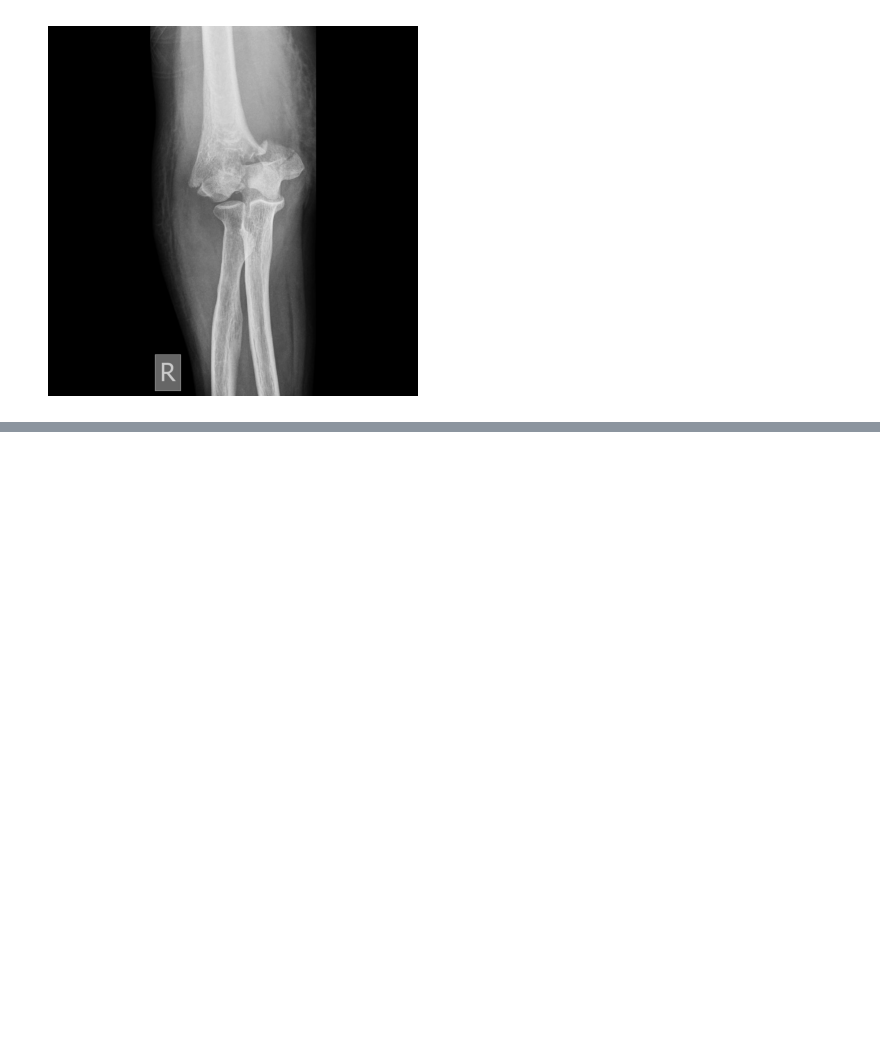
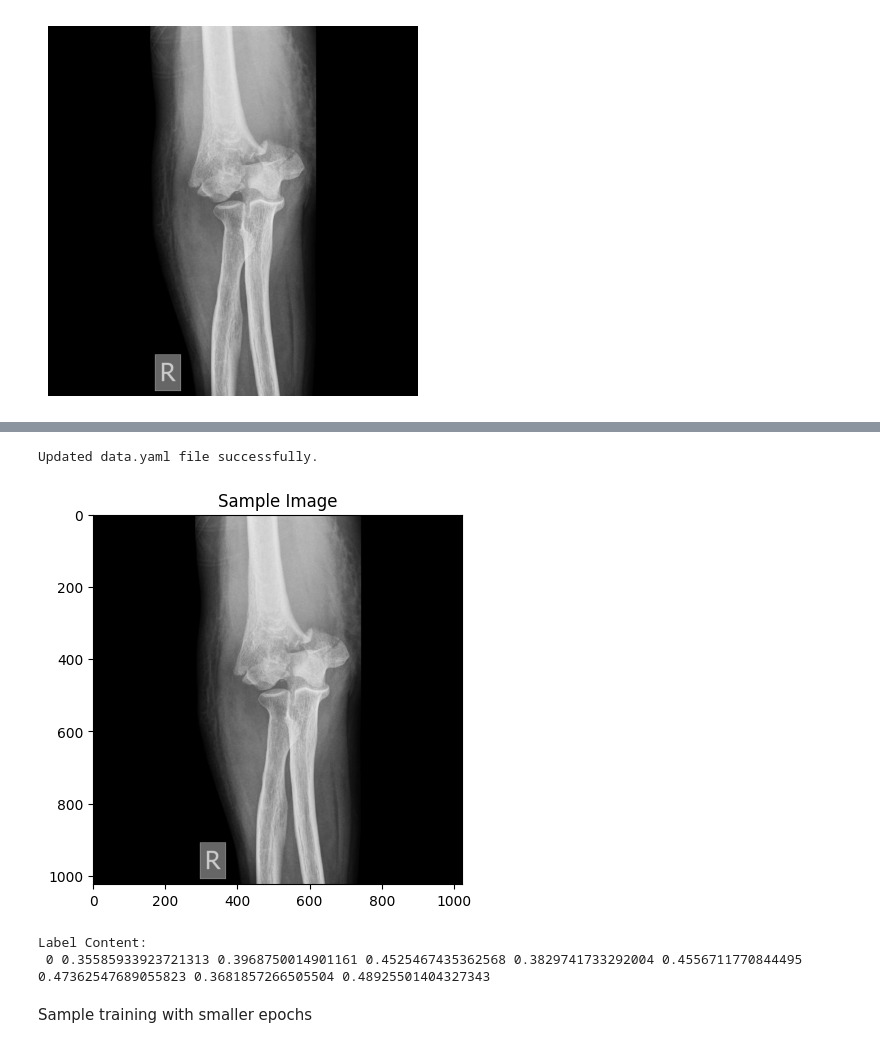
Before and after one commit to aristocrat71/Bone.ai, a Jupyter notebook: models/Locator.ipynb, the cells around one changed output, grey strips where cells are left out. Drawn from its saved outputs; the diff is of its cells as text; code cells hidden in the pictures; blank space fills up the shorter version.

Commit message:
Progress : Model detects bone structure.

```diff
--- a/models/Locator.ipynb
+++ b/models/Locator.ipynb
@@ -242,0 +157,8 @@ results[1].show()
+# %%
+# Path to the data.yaml file
+yaml_path = r'/content/bone_fracture_data/BoneFractureYolo8/data.yaml'
+
+# Check YAML content
+with open(yaml_path, 'r') as file:
+    content = file.read()
+    print(content)
@@ -242,0 +179,40 @@ results[1].show()
+# %%
+# Example: Correcting data.yaml paths
+data_yaml_content = """
+path: /content/bone_fracture_data/BoneFractureYolo8
+train: /content/bone_fracture_data/BoneFractureYolo8/train/images
+val: /content/bone_fracture_data/BoneFractureYolo8/valid/images
+nc: 7
+names: ['elbow positive', 'fingers positive', 'forearm fracture', 'humerus fracture', 'humerus', 'shoulder fracture', 'wrist positive']
+"""
+
+with open(yaml_path, 'w') as file:
+    file.write(data_yaml_content)
+
+print("Updated data.yaml file successfully.")
+# %% [output]
+Updated data.yaml file successfully.
+# %%
+import cv2
+import matplotlib.pyplot as plt
+
+# Sample image and label paths
+sample_img_path = '/content/bone_fracture_data/BoneFractureYolo8/train/images/distal-humeral-fractures-2-_JPEG.rf.39ba3f53047ecb4064613850a1c76fc1.jpg'
+sample_label_path = '/content/bone_fracture_data/BoneFractureYolo8/train/labels/distal-humeral-fractures-2-_JPEG.rf.39ba3f53047ecb4064613850a1c76fc1.txt'
+
+# Display Image
+img = cv2.imread(sample_img_path)
+plt.imshow(cv2.cvtColor(img, cv2.COLOR_BGR2RGB))
+plt.title("Sample Image")
+plt.show()
+
+# Display Label File Content
+with open(sample_label_path, 'r') as file:
+    label_content = file.read()
+    print("Label Content:\n", label_content)
+# %% [output]
+[figure, added]
+Label Content:
+ 0 0.35585933923721313 0.3968750014901161 0.4525467435362568 0.3829741733292004 0.4556711770844495 0.47362547689055823 0.3681857266505504 0.48925501404327343
+# %% [markdown]
+Sample training with smaller epochs
```
Also changed, not shown: parts of 27 cells of this notebook.
